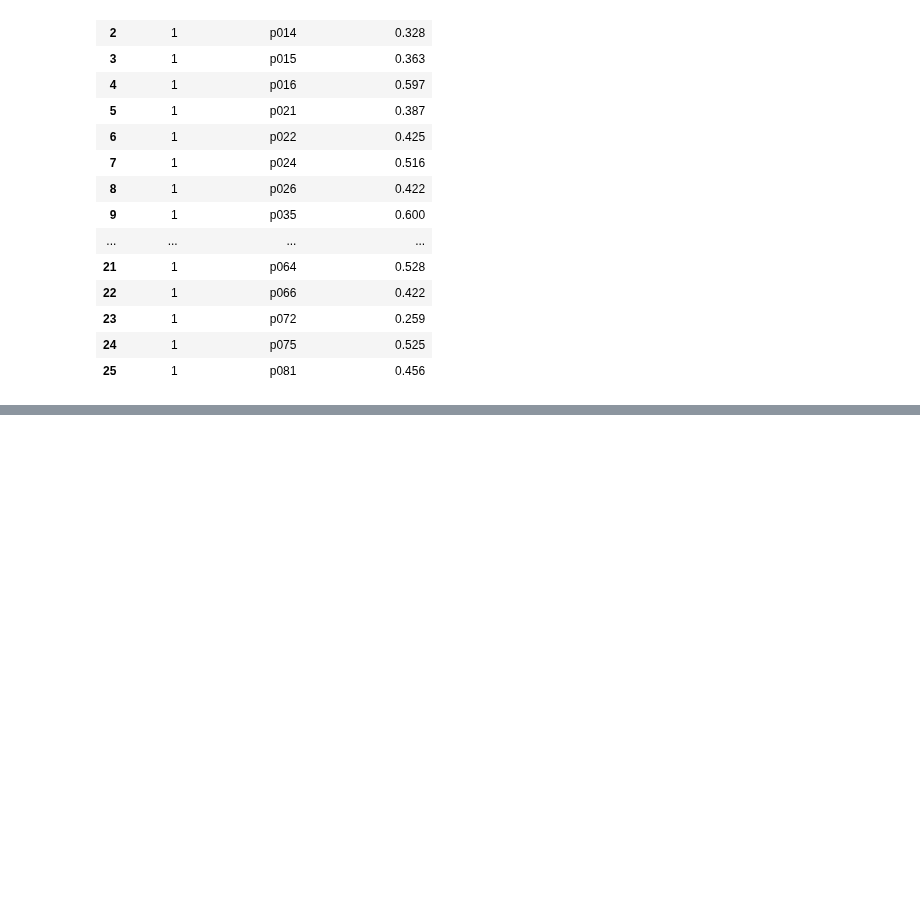
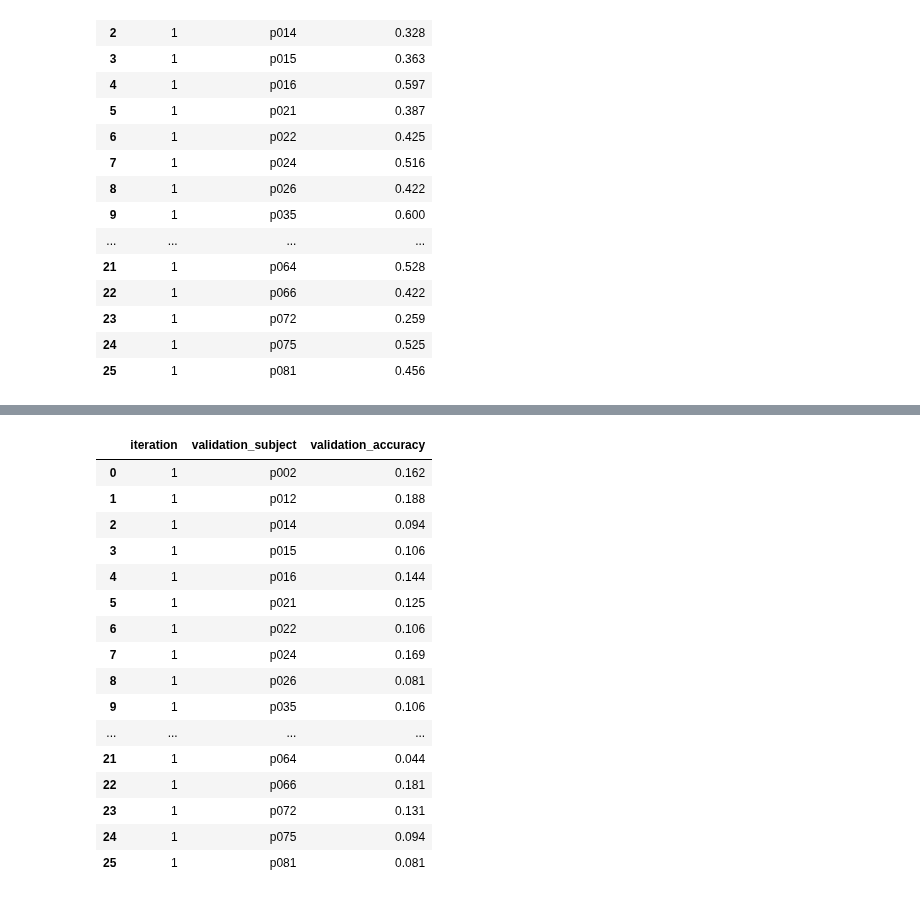
Before and after one commit to Dylan-C-Neal/DistractedDrivingClassifier, a Jupyter notebook: notebooks/Cross-Validation.ipynb, the cells around one changed output, grey strips where cells are left out. Cells and saved outputs as stored; diff of their text form; code cells hidden in the pictures; blank space fills up the shorter version.

```diff
--- a/notebooks/Cross-Validation.ipynb
+++ b/notebooks/Cross-Validation.ipynb
@@ -467,15 +471,9 @@ Found 20800 validated image filenames belonging to 10 classes.
 It works!
 # %% [markdown]
 ## Function for Cross-Validation Model Evaluation
-# %%
-checkpoint = ModelCheckpoint('weights.hdf5', \
-                             mode='max', \
-                             monitor='val_accuracy', \
-                             save_best_only=True)
-callbacks_list=[checkpoint]
 # %%
 def cvmodeleval(model, \
-                data=sampledtrain, \
+                data, \
                 itercol='subject', \
                 n_iterations=1, \
                 epochs=1, \
@@ -525,21 +523,21 @@ def cvmodeleval(model, \
         # Initialize Substep counter
         counter = 0
 
-        for j in sampledtrain[itercol].unique():
+        for j in data[itercol].unique():
 
             # Substep counter
             counter += 1
 
             # Print iteration and substep progress
-            print('Full iteration ' + str(i+1))
-            print('Substep ' + str(counter) + ' of ' + str(len(sampledtrain[itercol].unique())))
+            print('CV iteration ' + str(i+1))
+            print('Substep ' + str(counter) + ' of ' + str(len(data[itercol].unique())))
 
             #reset model states for fresh training
             model.set_weights(Wsave)
 
             # Split train and test sets, iterating through each subject to be excluded from training
-            cvtrain = sampledtrain.loc[sampledtrain.loc[:, 'subject'] != j]
-            cvtest = sampledtrain.loc[sampledtrain.loc[:, 'subject'] == j]
+            cvtrain = data.loc[data.loc[:, 'subject'] != j]
+            cvtest = data.loc[data.loc[:, 'subject'] == j]
 
             # Split training data
             train = datagen.flow_from_dataframe(cvtrain, \
@@ -629,0 +667,13 @@ cvstats
+# %%
+t1 = sampleCV(model, \
+              isampled=2, \
+              samples=10, \
+              data=df, \
+              col1='subject', \
+              col2='classname', \
+              itercol='subject', \
+              n_iterations=1, \
+              epochs=1, \
+              steps_per_epoch=10, \
+              validation_steps=None, \
+              target_size=(256, 256))
@@ -629,0 +699,20 @@ cvstats
+# %%
+t1[1]
+# %% [output]
+|  | iteration | validation_subject | validation_accuracy |
+| 0 | 1 | p002 | 0.162 |
+| 1 | 1 | p012 | 0.188 |
+| 2 | 1 | p014 | 0.094 |
+| 3 | 1 | p015 | 0.106 |
+| 4 | 1 | p016 | 0.144 |
+| 5 | 1 | p021 | 0.125 |
+| 6 | 1 | p022 | 0.106 |
+| 7 | 1 | p024 | 0.169 |
+| 8 | 1 | p026 | 0.081 |
+| 9 | 1 | p035 | 0.106 |
+| ... | ... | ... | ... |
+| 21 | 1 | p064 | 0.044 |
+| 22 | 1 | p066 | 0.181 |
+| 23 | 1 | p072 | 0.131 |
+| 24 | 1 | p075 | 0.094 |
+| 25 | 1 | p081 | 0.081 |
```
Also changed, not shown: parts of 22 cells of this notebook.
